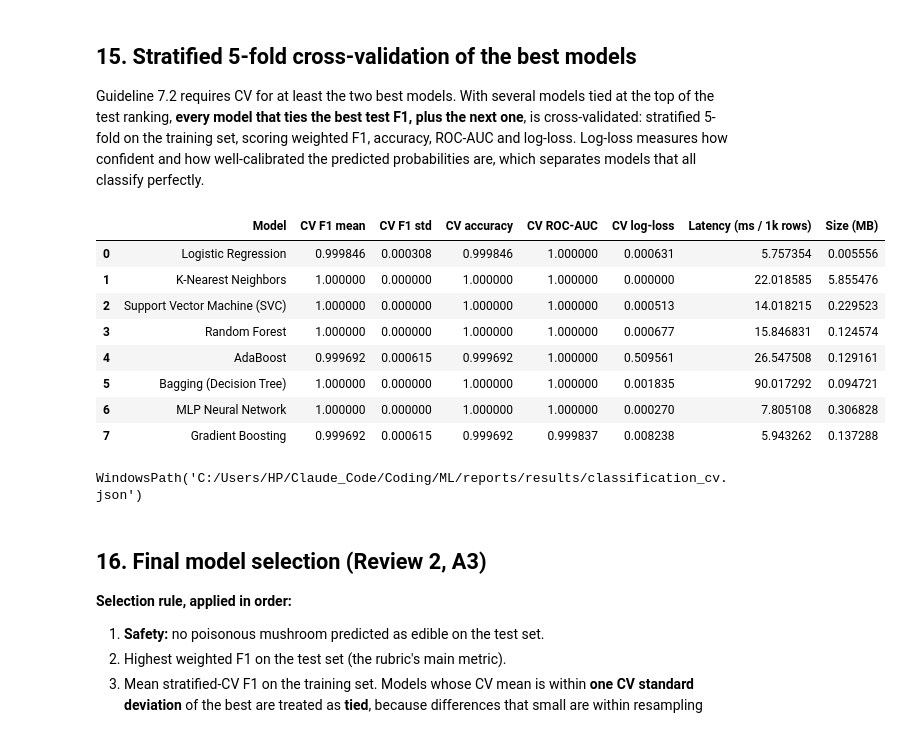
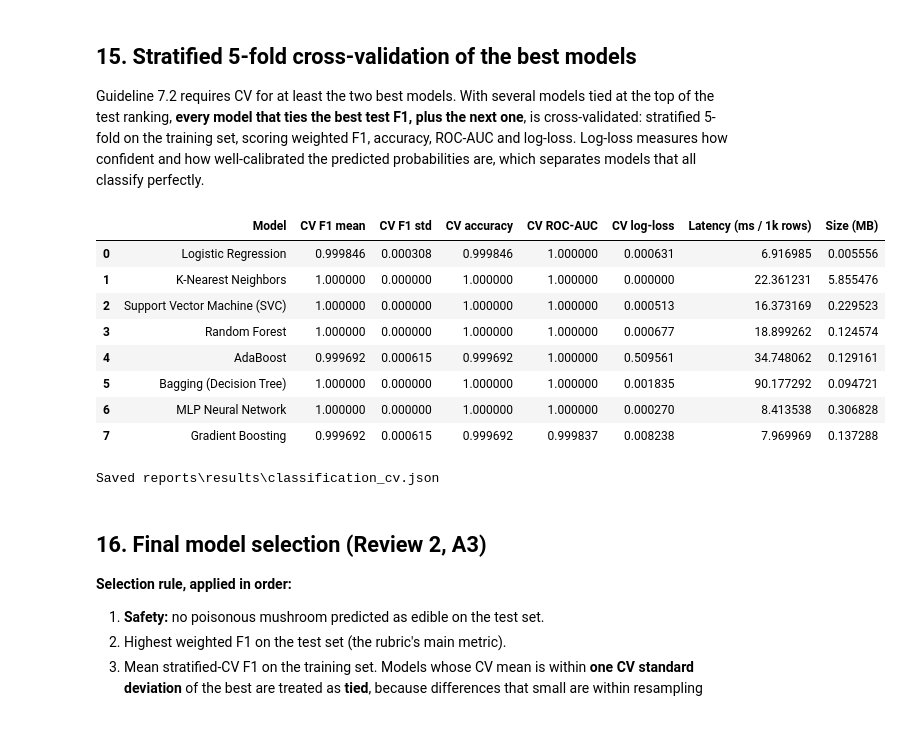
Before and after one commit to Carcus0013/ml-capstone-specimen-lab, a Jupyter notebook: notebooks/classification.ipynb, the cells around one changed output. Drawn from its saved outputs; the diff is of its cells as text; code cells hidden in the pictures.

```diff
--- a/notebooks/classification.ipynb
+++ b/notebooks/classification.ipynb
@@ -911,30 +912,30 @@ Guideline 7.2 requires CV for at least the two best models. With several models
 # %%
 best_f1 = comparison["F1 (weighted)"].max()
 n_top = max(2, int((comparison["F1 (weighted)"] == best_f1).sum()) + 1)
 cv_candidates = comparison["Model"].head(n_top).tolist()
 cv_rows, cv_store = [], {}
 for name in cv_candidates:
     res = sk_cross_validate(runs[name]["final_model"], X_train, y_train, cv=stratified_kfold(), n_jobs=-1,
                             scoring={"f1": "f1_weighted", "accuracy": "accuracy", "roc_auc": "roc_auc", "log_loss": "neg_log_loss"})
     cv_store[name] = {k.replace("test_", ""): res[k].tolist() for k in res if k.startswith("test_")}
     cv_rows.append({"Model": name, "CV F1 mean": res["test_f1"].mean(), "CV F1 std": res["test_f1"].std(),
                     "CV accuracy": res["test_accuracy"].mean(), "CV ROC-AUC": res["test_roc_auc"].mean(),
                     "CV log-loss": -res["test_log_loss"].mean(),
                     "Latency (ms / 1k rows)": runs[name]["latency_ms_per_1k"], "Size (MB)": runs[name]["size_mb"]})
 cv_summary = pd.DataFrame(cv_rows)
 display(cv_summary.round(6))
-save_json(cv_store, config.RESULTS_DIR / "classification_cv.json")
+print("Saved", save_json(cv_store, config.RESULTS_DIR / "classification_cv.json").relative_to(PROJECT_ROOT))
 # %% [output]
 |  | Model | CV F1 mean | CV F1 std | CV accuracy | CV ROC-AUC | CV log-loss | Latency (ms / 1k rows) | Size (MB) |
-| 0 | Logistic Regression | 0.999846 | 0.000308 | 0.999846 | 1.000000 | 0.000631 | 5.757354 | 0.005556 |
-| 1 | K-Nearest Neighbors | 1.000000 | 0.000000 | 1.000000 | 1.000000 | 0.000000 | 22.018585 | 5.855476 |
-| 2 | Support Vector Machine (SVC) | 1.000000 | 0.000000 | 1.000000 | 1.000000 | 0.000513 | 14.018215 | 0.229523 |
-| 3 | Random Forest | 1.000000 | 0.000000 | 1.000000 | 1.000000 | 0.000677 | 15.846831 | 0.124574 |
-| 4 | AdaBoost | 0.999692 | 0.000615 | 0.999692 | 1.000000 | 0.509561 | 26.547508 | 0.129161 |
-| 5 | Bagging (Decision Tree) | 1.000000 | 0.000000 | 1.000000 | 1.000000 | 0.001835 | 90.017292 | 0.094721 |
-| 6 | MLP Neural Network | 1.000000 | 0.000000 | 1.000000 | 1.000000 | 0.000270 | 7.805108 | 0.306828 |
-| 7 | Gradient Boosting | 0.999692 | 0.000615 | 0.999692 | 0.999837 | 0.008238 | 5.943262 | 0.137288 |
+| 0 | Logistic Regression | 0.999846 | 0.000308 | 0.999846 | 1.000000 | 0.000631 | 6.916985 | 0.005556 |
+| 1 | K-Nearest Neighbors | 1.000000 | 0.000000 | 1.000000 | 1.000000 | 0.000000 | 22.361231 | 5.855476 |
+| 2 | Support Vector Machine (SVC) | 1.000000 | 0.000000 | 1.000000 | 1.000000 | 0.000513 | 16.373169 | 0.229523 |
+| 3 | Random Forest | 1.000000 | 0.000000 | 1.000000 | 1.000000 | 0.000677 | 18.899262 | 0.124574 |
+| 4 | AdaBoost | 0.999692 | 0.000615 | 0.999692 | 1.000000 | 0.509561 | 34.748062 | 0.129161 |
+| 5 | Bagging (Decision Tree) | 1.000000 | 0.000000 | 1.000000 | 1.000000 | 0.001835 | 90.177292 | 0.094721 |
+| 6 | MLP Neural Network | 1.000000 | 0.000000 | 1.000000 | 1.000000 | 0.000270 | 8.413538 | 0.306828 |
+| 7 | Gradient Boosting | 0.999692 | 0.000615 | 0.999692 | 0.999837 | 0.008238 | 7.969969 | 0.137288 |
-WindowsPath('C:/Users/HP/Claude_Code/Coding/ML/reports/results/classification_cv.json')
+Saved reports\results\classification_cv.json
 # %% [markdown]
 ## 16. Final model selection (Review 2, A3)
 
```
Also changed, not shown: parts of 2 cells of this notebook, 32 other files.
